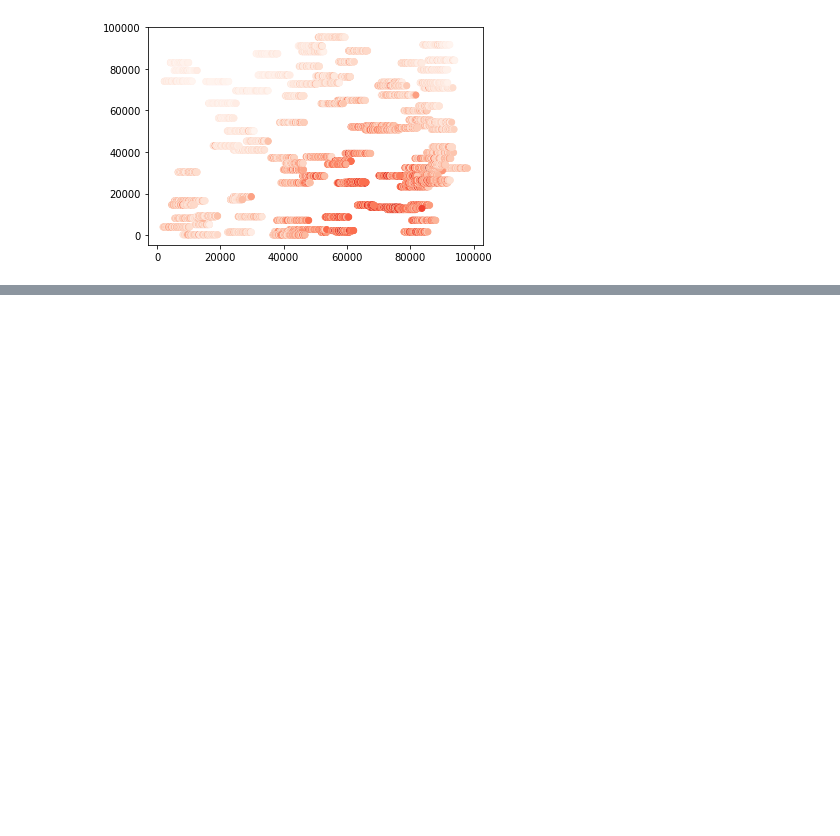
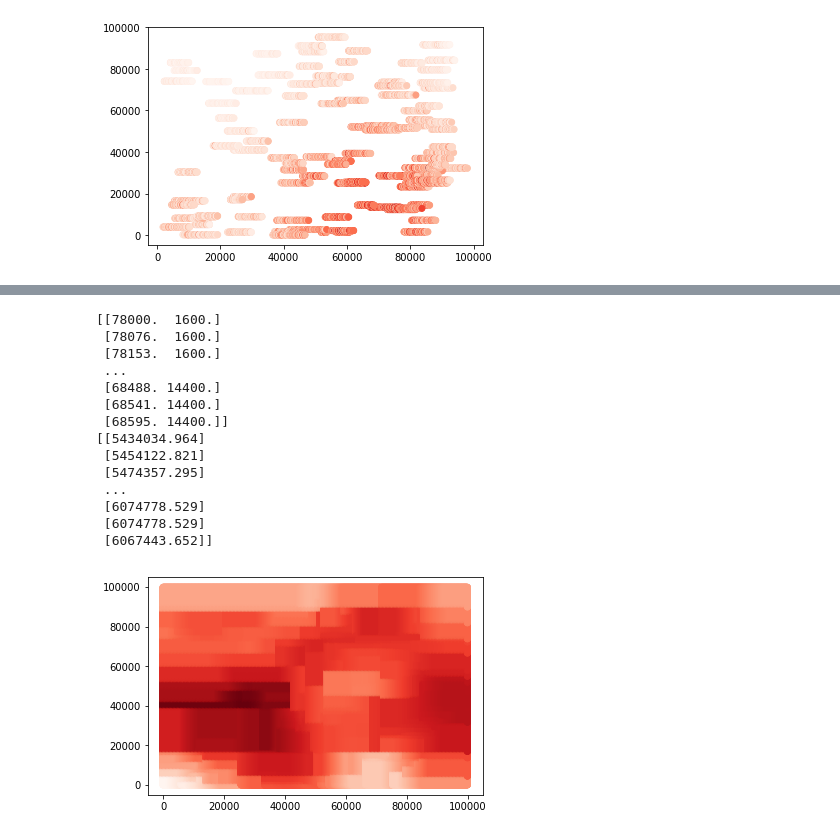
Before and after one commit to fang-helen/Final-Project-FRI, a Jupyter notebook: Final Project FRI.ipynb, the cells around one changed output, grey strips where cells are left out. Cells and saved outputs as stored; diff of their text form; code cells hidden in the pictures; blank space fills up the shorter version.

```diff
--- a/Final Project FRI.ipynb
+++ b/Final Project FRI.ipynb
@@ -462,0 +505,18 @@ plt.scatter(easting, northing, c = permeability, cmap = "Reds")
+# %%
+predictor(youngMod)
+# %% [output]
+[[78000.  1600.]
+ [78076.  1600.]
+ [78153.  1600.]
+ ...
+ [68488. 14400.]
+ [68541. 14400.]
+ [68595. 14400.]]
+[[5434034.964]
+ [5454122.821]
+ [5474357.295]
+ ...
+ [6074778.529]
+ [6074778.529]
+ [6067443.652]]
+[figure, added]
```
Also changed, not shown: parts of 8 cells of this notebook.
